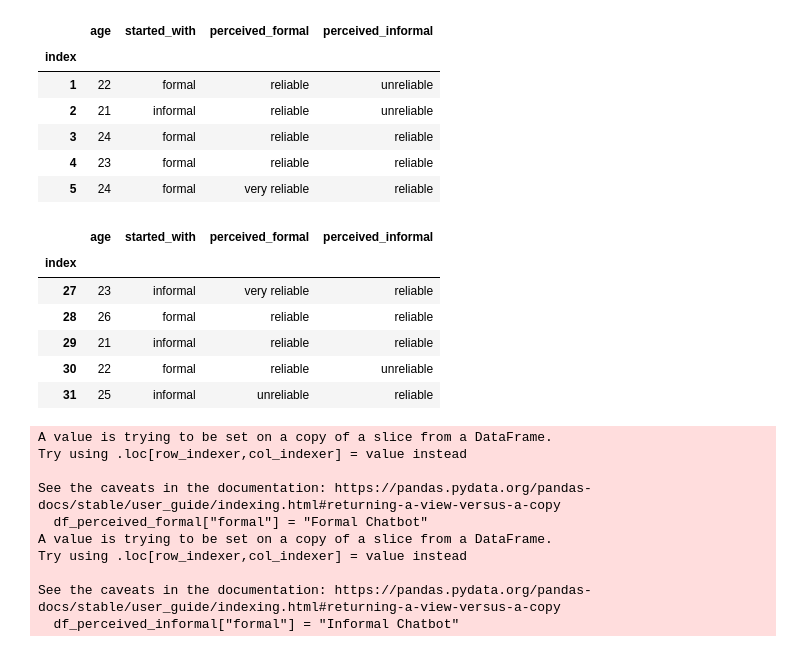
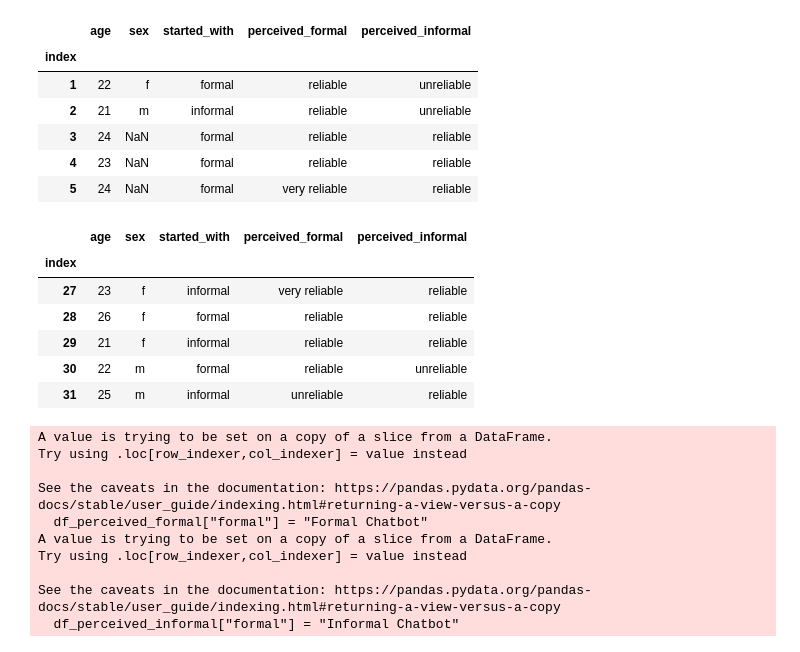
Before and after one commit to Denbergvanthijs/MethodsInAIResearch, a Jupyter notebook: data_analysis.ipynb, the cells around one changed output. Saved outputs shown, nothing was run; the diff lists cells and outputs as text; code cells hidden in the pictures.

```diff
--- a/data_analysis.ipynb
+++ b/data_analysis.ipynb
@@ -9,28 +9,28 @@ sns.set_context("notebook")
 
 %matplotlib inline
 # %%
-columns = ["index", "age", "started_with", "perceived_formal", "perceived_informal"]
-df_survey = pd.read_csv("./data/survey_data.csv", skiprows=3, index_col=0, names=columns, usecols=range(5), nrows=31)
+columns = ["index", "age", "sex", "started_with", "perceived_formal", "perceived_informal"]
+df_survey = pd.read_csv("./data/survey_data.csv", skiprows=3, index_col=0, names=columns, usecols=range(len(columns)), nrows=31)
 
 df_survey.head()
 # %% [output]
-|  | age | started_with | perceived_formal | perceived_informal |
-| index |  |  |  |  |
-| 1 | 22 | formal | reliable | unreliable |
-| 2 | 21 | informal | reliable | unreliable |
-| 3 | 24 | formal | reliable | reliable |
-| 4 | 23 | formal | reliable | reliable |
-| 5 | 24 | formal | very reliable | reliable |
+|  | age | sex | started_with | perceived_formal | perceived_informal |
+| index |  |  |  |  |  |
+| 1 | 22 | f | formal | reliable | unreliable |
+| 2 | 21 | m | informal | reliable | unreliable |
+| 3 | 24 | NaN | formal | reliable | reliable |
+| 4 | 23 | NaN | formal | reliable | reliable |
+| 5 | 24 | NaN | formal | very reliable | reliable |
 # %%
 df_survey.tail()
 # %% [output]
-|  | age | started_with | perceived_formal | perceived_informal |
-| index |  |  |  |  |
-| 27 | 23 | informal | very reliable | reliable |
-| 28 | 26 | formal | reliable | reliable |
-| 29 | 21 | informal | reliable | reliable |
-| 30 | 22 | formal | reliable | unreliable |
-| 31 | 25 | informal | unreliable | reliable |
+|  | age | sex | started_with | perceived_formal | perceived_informal |
+| index |  |  |  |  |  |
+| 27 | 23 | f | informal | very reliable | reliable |
+| 28 | 26 | f | formal | reliable | reliable |
+| 29 | 21 | f | informal | reliable | reliable |
+| 30 | 22 | m | formal | reliable | unreliable |
+| 31 | 25 | m | informal | unreliable | reliable |
 # %%
 experiment_options_dict = {"very unreliable": 1, "unreliable": 2, "reliable": 3, "very reliable": 4}
 formal_bool_dict = {"formal": True, "informal": False}
```
Also changed, not shown: parts of 7 cells of this notebook, 3 other files.
